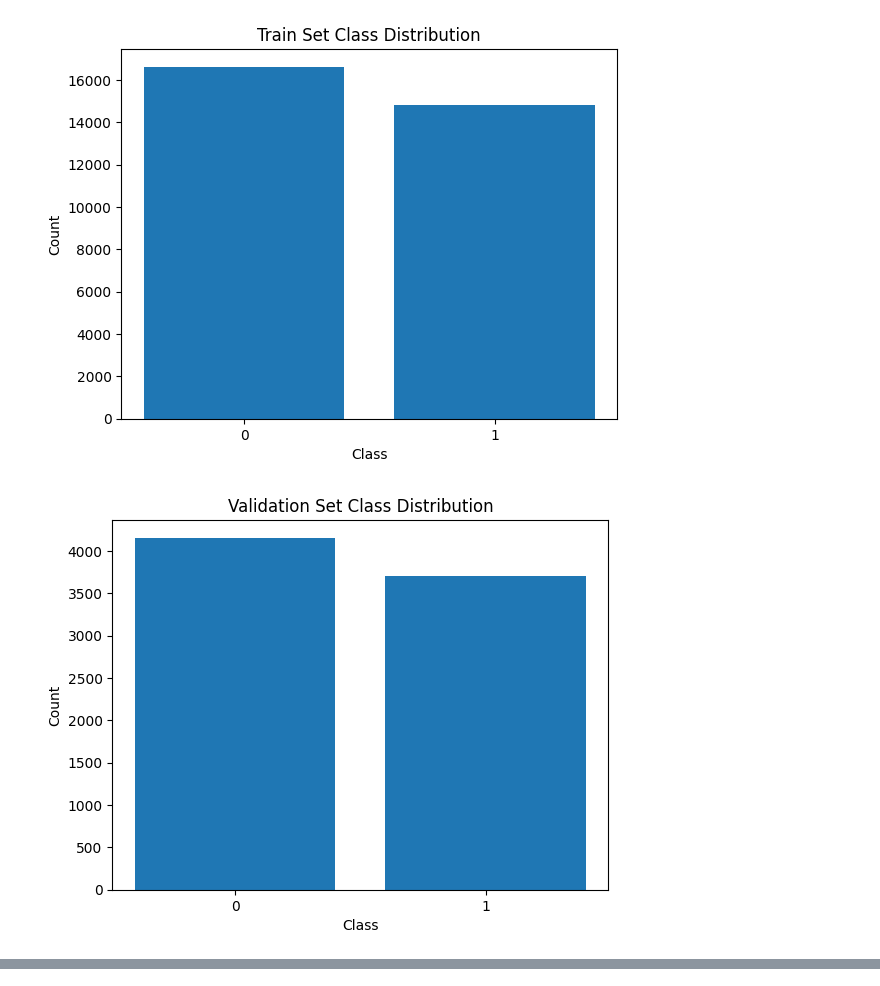
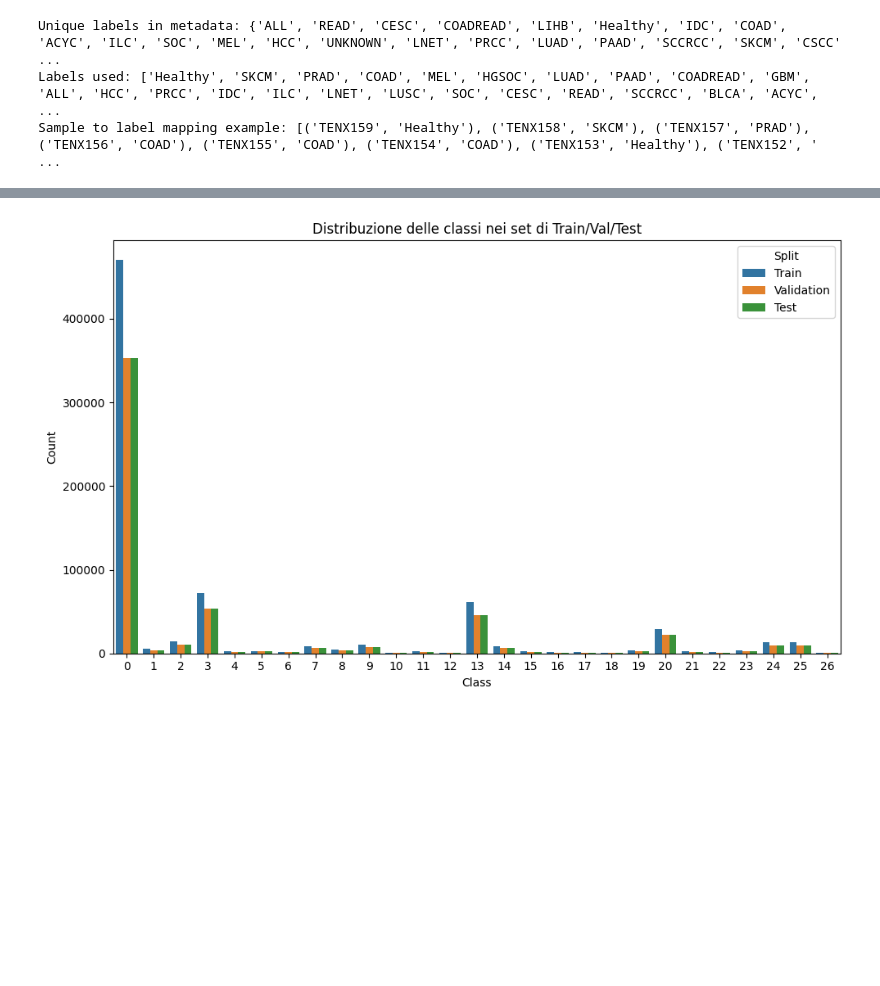
Before and after one commit to vincenzocivale/UNI_UCB2, a Jupyter notebook: main.ipynb, the cells around one changed output, grey strips where cells are left out. Drawn from its saved outputs; the diff is of its cells as text; code cells hidden in the pictures; blank space fills up the shorter version.

```diff
--- a/main.ipynb
+++ b/main.ipynb
@@ -33,45 +19,13 @@ model = ViT_UCB_Pruning(model_name="hf-hub:MahmoodLab/uni", pretrained=True, n_c
 # %%
 dataset = PatchFromH5Dataset(
-    h5_dir='/equilibrium/datasets/TCGA-histological-data/hest_patches_only/patches',
+    h5_dir='/equilibrium/datasets/TCGA-histological-data/hest/patches/patches/',
     transform=transforms.Compose([
         transforms.Resize(IMG_SIZE),
         transforms.Normalize(mean=(0.485, 0.456, 0.406), std=(0.229, 0.224, 0.225)),])
 )
+# %% [output]
+Unique labels in metadata: {'ALL', 'READ', 'CESC', 'COADREAD', 'LIHB', 'Healthy', 'IDC', 'COAD', 'ACYC', 'ILC', 'SOC', 'MEL', 'HCC', 'UNKNOWN', 'LNET', 'PRCC', 'LUAD', 'PAAD', 'SCCRCC', 'SKCM', 'CSCC' ...
+Labels used: ['Healthy', 'SKCM', 'PRAD', 'COAD', 'MEL', 'HGSOC', 'LUAD', 'PAAD', 'COADREAD', 'GBM', 'ALL', 'HCC', 'PRCC', 'IDC', 'ILC', 'LNET', 'LUSC', 'SOC', 'CESC', 'READ', 'SCCRCC', 'BLCA', 'ACYC', ...
+Sample to label mapping example: [('TENX159', 'Healthy'), ('TENX158', 'SKCM'), ('TENX157', 'PRAD'), ('TENX156', 'COAD'), ('TENX155', 'COAD'), ('TENX154', 'COAD'), ('TENX153', 'Healthy'), ('TENX152', ' ...
 # %%
-labels = [dataset.label_to_idx[dataset.sample_to_label[file.replace('.h5','')]]
-          for (file, _) in dataset.data_index]
-
-indices = list(range(len(dataset)))
-
-# Split stratificato
-train_idx, val_idx = train_test_split(
-    indices,
-    test_size=0.2,
-    random_state=42,
-    stratify=labels
-)
-
-# Crea i Subset
-train_dataset = Subset(dataset, train_idx)
-val_dataset = Subset(dataset, val_idx)
-
-train_loader = DataLoader(train_dataset, batch_size=TRAIN_BATCH_SIZE, shuffle=True, num_workers=16, drop_last=True)
-val_loader = DataLoader(val_dataset, batch_size=TRAIN_BATCH_SIZE, shuffle=False, num_workers=16, drop_last=True)
+train_idx, val_idx, test_idx = stratified_split(dataset, test_size=0.3, val_size=0.3, random_state=42)
-# %%
-# Plot distribution of classes in train and val sets
-import matplotlib.pyplot as plt
-import numpy as np
-
-def plot_class_distribution(labels, title):
-    unique, counts = np.unique(labels, return_counts=True)
-    plt.bar(unique, counts)
-    plt.xlabel('Class')
-    plt.ylabel('Count')
-    plt.title(title)
-    plt.xticks(unique)
-    plt.show()
-plot_class_distribution([labels[i] for i in train_idx], "Train Set Class Distribution")
-plot_class_distribution([labels[i] for i in val_idx], "Validation Set Class Distribution")
-# %% [output]
-[figure, removed]
-[figure, removed]
@@ -99,0 +32,3 @@ else: # DECAY_TYPE == "linear"
+# %%
+plot_class_distributions(train_idx, val_idx, test_idx, full_dataset=dataset)
+# %% [output]
@@ -99,0 +37 @@ else: # DECAY_TYPE == "linear"
+[figure, added]
```
Also changed, not shown: parts of 15 cells of this notebook, 5 other files.
